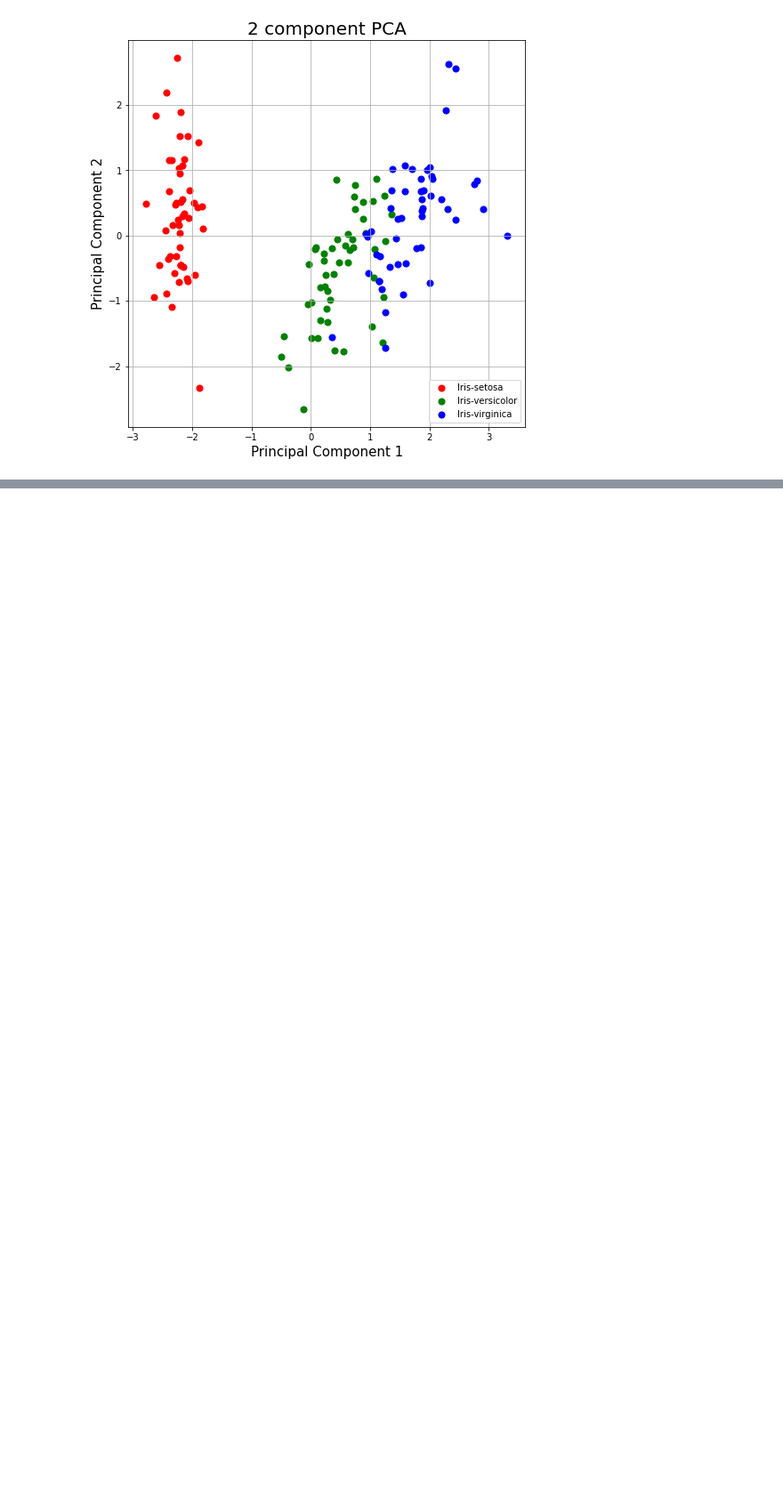
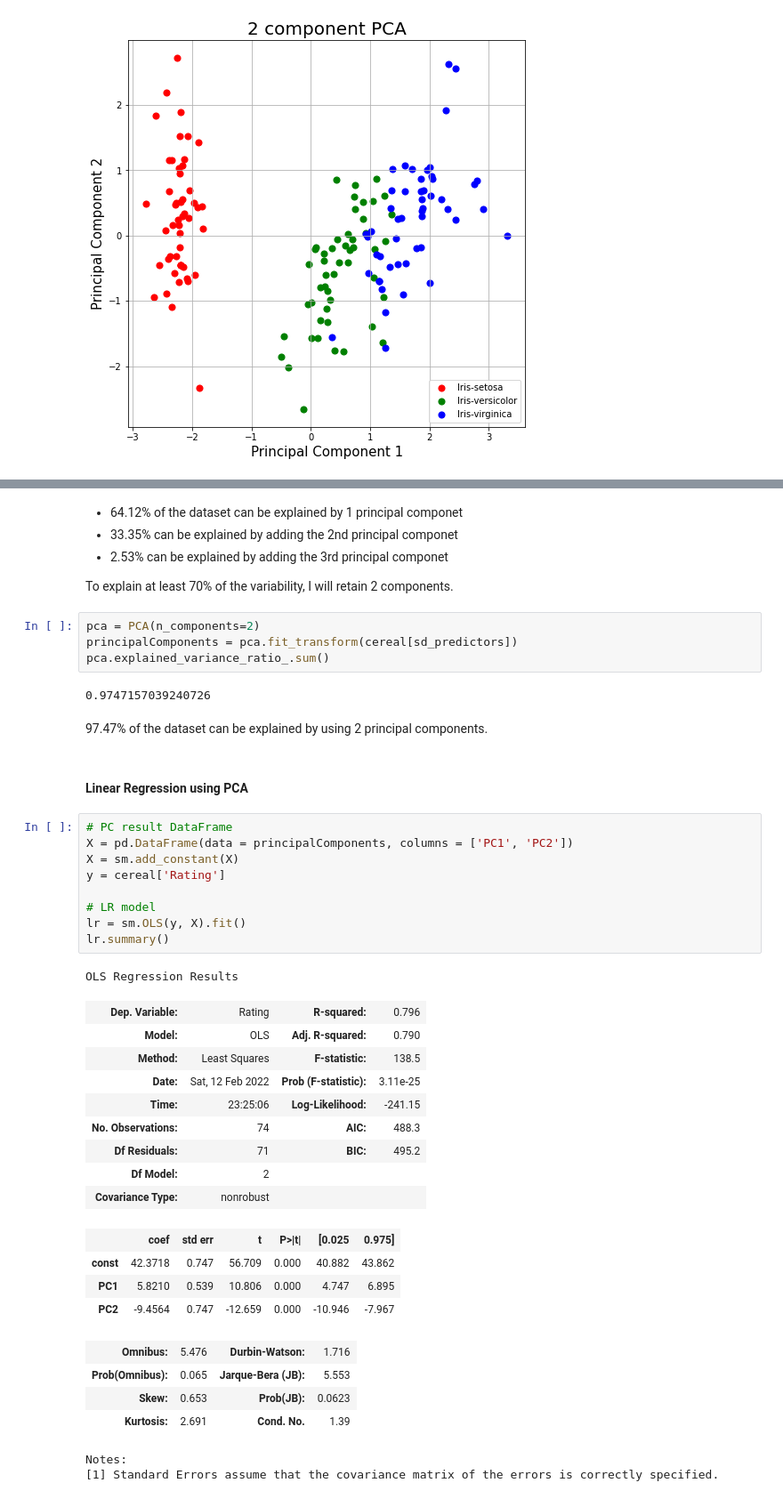
Before and after one commit to seaaaaany/Na-ve_Bayes_Classification_and_Clustering, a Jupyter notebook: PCA_IRIS.ipynb, the cells around one changed output, grey strips where cells are left out. Shown at 89% size. Cells and saved outputs as stored; diff of their text form; blank space fills up the shorter version.

```diff
--- a/PCA_IRIS.ipynb
+++ b/PCA_IRIS.ipynb
@@ -118,0 +208,46 @@ ax.grid()
+# %% [markdown]
+- 64.12% of the dataset can be explained by 1 principal componet
+- 33.35% can be explained by adding the 2nd principal componet
+- 2.53% can be explained by adding the 3rd principal componet
+
+To explain at least 70% of the variability, I will retain 2 components.
+# %%
+pca = PCA(n_components=2)
+principalComponents = pca.fit_transform(cereal[sd_predictors])
+pca.explained_variance_ratio_.sum()
+# %% [output]
+0.9747157039240726
+# %% [markdown]
+97.47% of the dataset can be explained by using 2 principal components.
+# %% [markdown]
+#### Linear Regression using PCA
+# %%
+# PC result DataFrame
+X = pd.DataFrame(data = principalComponents, columns = ['PC1', 'PC2'])
+X = sm.add_constant(X)
+y = cereal['Rating']
+
+# LR model
+lr = sm.OLS(y, X).fit()
+lr.summary()
+# %% [output]
+OLS Regression Results
+| Dep. Variable: | Rating | R-squared: | 0.796 |
+| Model: | OLS | Adj. R-squared: | 0.790 |
+| Method: | Least Squares | F-statistic: | 138.5 |
+| Date: | Sat, 12 Feb 2022 | Prob (F-statistic): | 3.11e-25 |
+| Time: | 23:25:06 | Log-Likelihood: | -241.15 |
+| No. Observations: | 74 | AIC: | 488.3 |
+| Df Residuals: | 71 | BIC: | 495.2 |
+| Df Model: | 2 |  |  |
+| Covariance Type: | nonrobust |  |  |
+|  | coef | std err | t | P>|t| | [0.025 | 0.975] |
+| const | 42.3718 | 0.747 | 56.709 | 0.000 | 40.882 | 43.862 |
+| PC1 | 5.8210 | 0.539 | 10.806 | 0.000 | 4.747 | 6.895 |
+| PC2 | -9.4564 | 0.747 | -12.659 | 0.000 | -10.946 | -7.967 |
+| Omnibus: | 5.476 | Durbin-Watson: | 1.716 |
+| Prob(Omnibus): | 0.065 | Jarque-Bera (JB): | 5.553 |
+| Skew: | 0.653 | Prob(JB): | 0.0623 |
+| Kurtosis: | 2.691 | Cond. No. | 1.39 |
+Notes:
+[1] Standard Errors assume that the covariance matrix of the errors is correctly specified.
```
Also changed, not shown: parts of 15 cells of this notebook.
